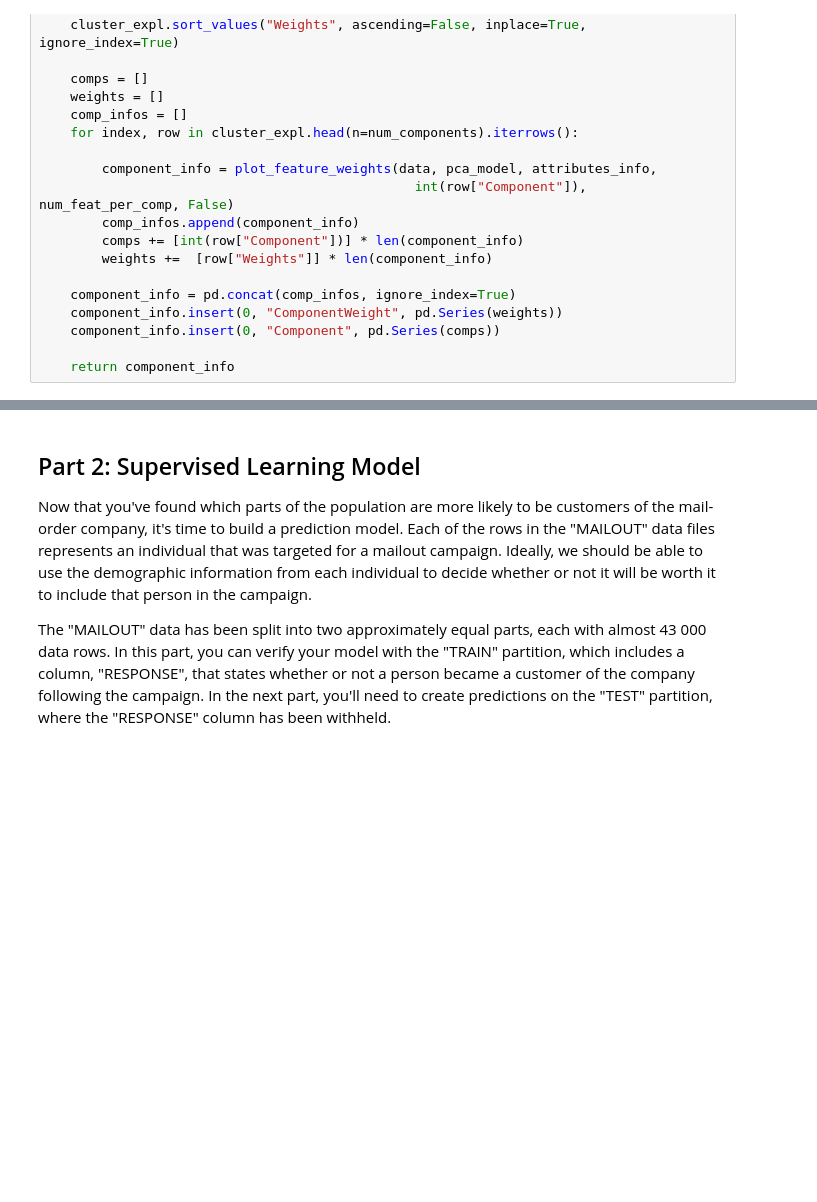
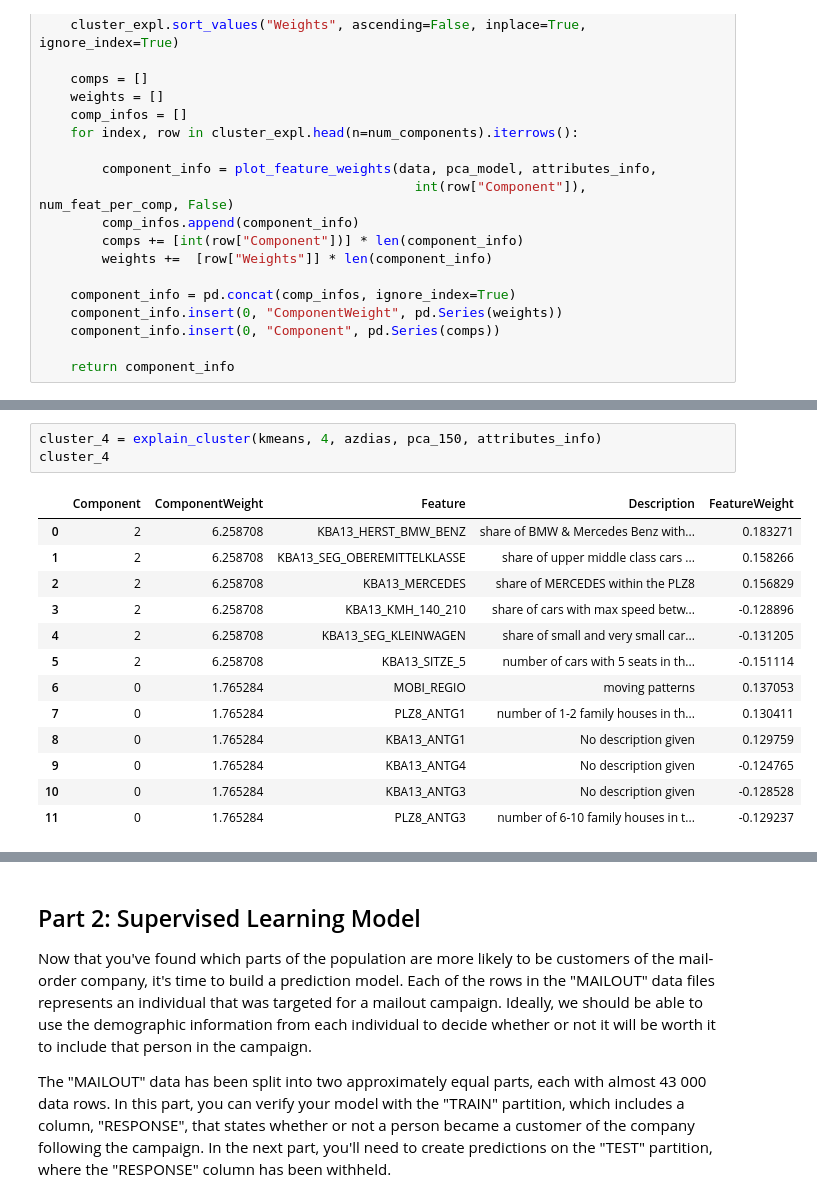
Before and after one commit to pranaymodukuru/Bertelsmann-Arvato-customer-segmentation, a Jupyter notebook: Arvato Project Workbook.ipynb, the cells around one changed output, grey strips where cells are left out. Drawn from its saved outputs; the diff is of its cells as text; blank space fills up the shorter version.

```diff
--- a/Arvato Project Workbook.ipynb
+++ b/Arvato Project Workbook.ipynb
@@ -1838,3 +1838,20 @@ cluster_6
+# %%
+cluster_4 = explain_cluster(kmeans, 4, azdias, pca_150, attributes_info)
+cluster_4
+# %% [output]
+|  | Component | ComponentWeight | Feature | Description | FeatureWeight |
+| 0 | 2 | 6.258708 | KBA13_HERST_BMW_BENZ | share of BMW & Mercedes Benz with... | 0.183271 |
+| 1 | 2 | 6.258708 | KBA13_SEG_OBEREMITTELKLASSE | share of upper middle class cars ... | 0.158266 |
+| 2 | 2 | 6.258708 | KBA13_MERCEDES | share of MERCEDES within the PLZ8 | 0.156829 |
+| 3 | 2 | 6.258708 | KBA13_KMH_140_210 | share of cars with max speed betw... | -0.128896 |
+| 4 | 2 | 6.258708 | KBA13_SEG_KLEINWAGEN | share of small and very small car... | -0.131205 |
+| 5 | 2 | 6.258708 | KBA13_SITZE_5 | number of cars with 5 seats in th... | -0.151114 |
+| 6 | 0 | 1.765284 | MOBI_REGIO | moving patterns | 0.137053 |
+| 7 | 0 | 1.765284 | PLZ8_ANTG1 | number of 1-2 family houses in th... | 0.130411 |
+| 8 | 0 | 1.765284 | KBA13_ANTG1 | No description given | 0.129759 |
+| 9 | 0 | 1.765284 | KBA13_ANTG4 | No description given | -0.124765 |
+| 10 | 0 | 1.765284 | KBA13_ANTG3 | No description given | -0.128528 |
+| 11 | 0 | 1.765284 | PLZ8_ANTG3 | number of 6-10 family houses in t... | -0.129237 |
 # %%
 cluster_7 = explain_cluster(kmeans, 7, azdias, pca_150, attributes_info)
 cluster_7
```
Also changed, not shown: parts of 20 cells of this notebook.
